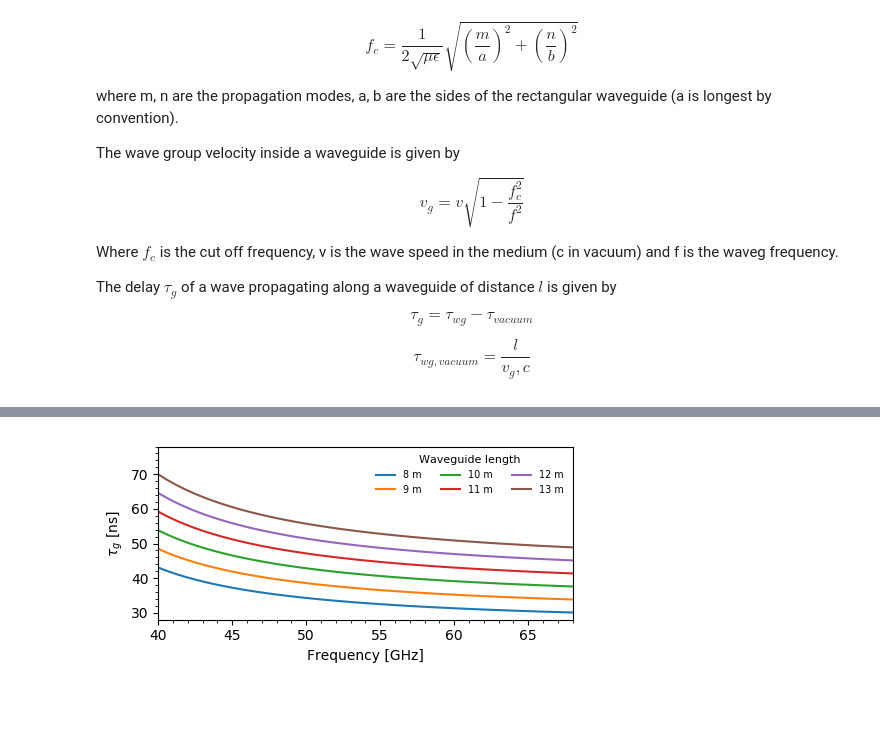
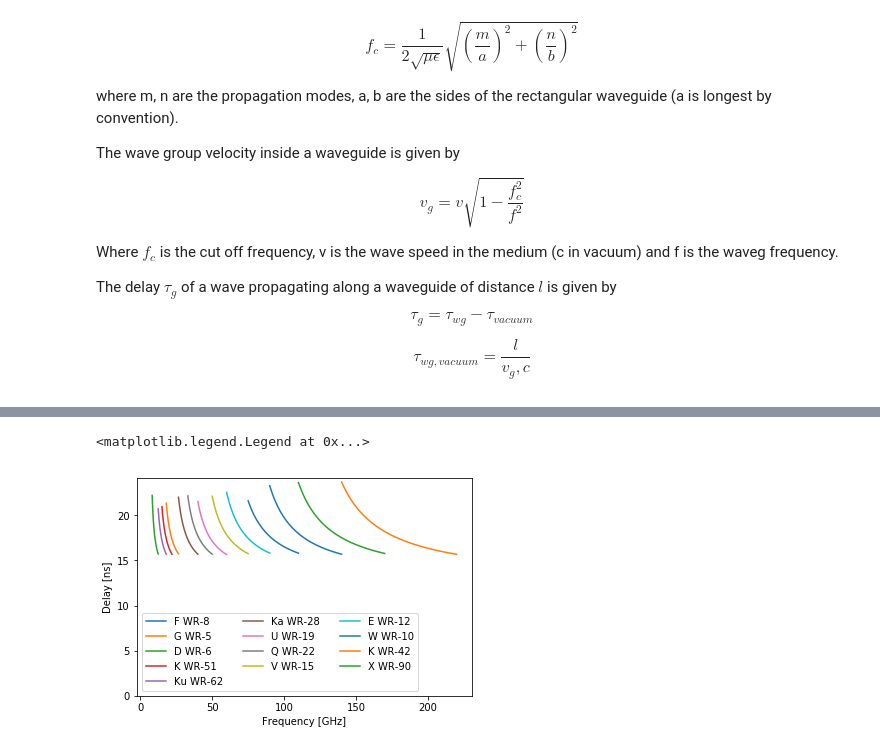
Before and after one commit to OpenReflectometry/scikit-reflectometry, a Jupyter notebook: examples/waveguide_vband_delay.ipynb, the cells around one changed output, grey strips where cells are left out. Saved outputs shown, nothing was run; the diff lists cells and outputs as text; code cells hidden in the pictures; blank space fills up the shorter version.

Commit message:
Added waveguide standards to the waveguides.py file

```diff
--- a/examples/waveguide_vband_delay.ipynb
+++ b/examples/waveguide_vband_delay.ipynb
@@ -126,3 +57,0 @@ def calc_waveguide_delay(f, length, **kwargs):
-# %%
-wg_length = 10 # meter
-f = np.linspace(40e9,70e9,50)
@@ -185,23 +58,20 @@ plt.show()
-# %%
-wg_length = 10 # meter
-f = np.linspace(40e9,70e9,50)
-
-plt.figure(figsize=(5,2.5),dpi=100)
-wg_lengths = [8,9,10,11,12,13]
-for wg_length in wg_lengths:
-    delay = calc_waveguide_delay(f, wg_length)
-    plt.plot(f/1e9,delay*1e9, label='%0.0f m'%(wg_length))
-
-plt.legend(title='Waveguide length', fontsize='x-small',ncol=3,frameon=False).get_title().set_fontsize(8)
-plt.ylabel(r'$\tau_g$ [ns]')
-plt.xlabel('Frequency [GHz]')
-
-#plt.title('Wave delays introduced in different waveguide ')
-plt.xlim(40,68)
-plt.ylim(28,78)
-plt.minorticks_on()
-plt.tight_layout()
-plt.savefig('../../images/fig_generic_waveguide_dispersion_delay.pdf',dpi=300)
-plt.show()
-# %% [output]
-[figure, removed]
+# %%
+for waveguide in waveguides.waveguide_standards.keys():
+
+    size = 50
+    wg_length = 4
+    a,b = waveguides.get_dimensions(waveguide)
+    f = waveguides.get_frequencies(waveguide, size=size)
+    fc = waveguides.cutoff(a)
+    vg = waveguides.group_velocity(f,fc=fc)
+
+    delay = waveguides.propagation_delay(vg, wg_length)
+    plt.plot(f/1e9, delay*1e9, label="%s %s"%(waveguides.get_band(waveguide), waveguide))
+
+plt.xlabel('Frequency [GHz]')
+plt.ylabel('Delay [ns]')
+plt.ylim(ymin=0)
+plt.legend(loc='best', ncol=3)
+# %% [output]
+<matplotlib.legend.Legend at 0x...>
+[figure, added]
```
Also changed, not shown: parts of 9 cells of this notebook, 2 other files.
